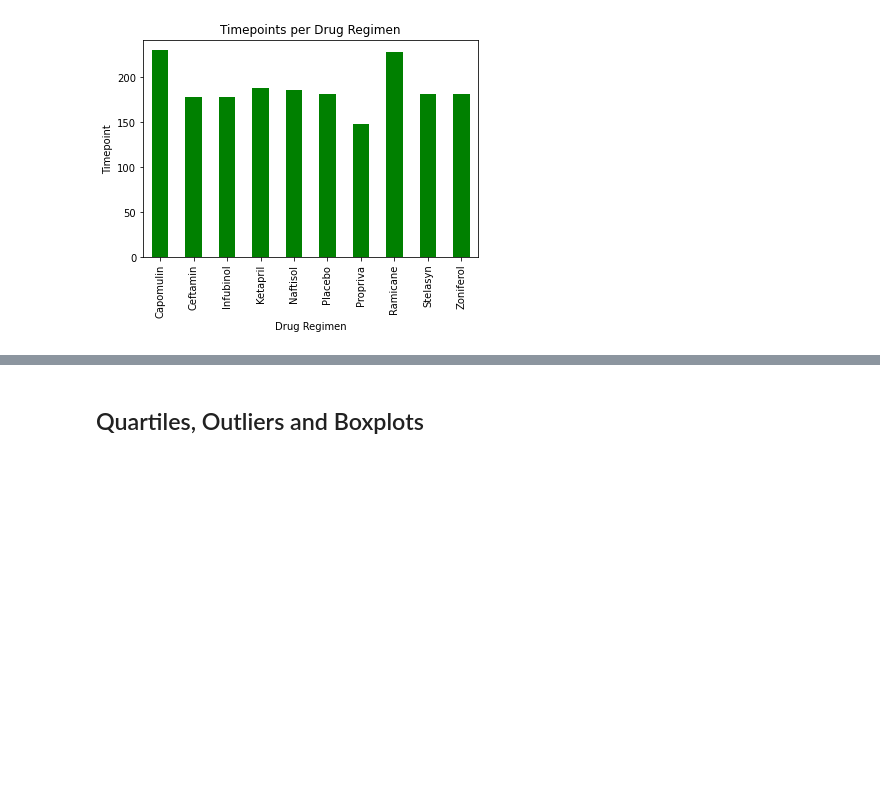
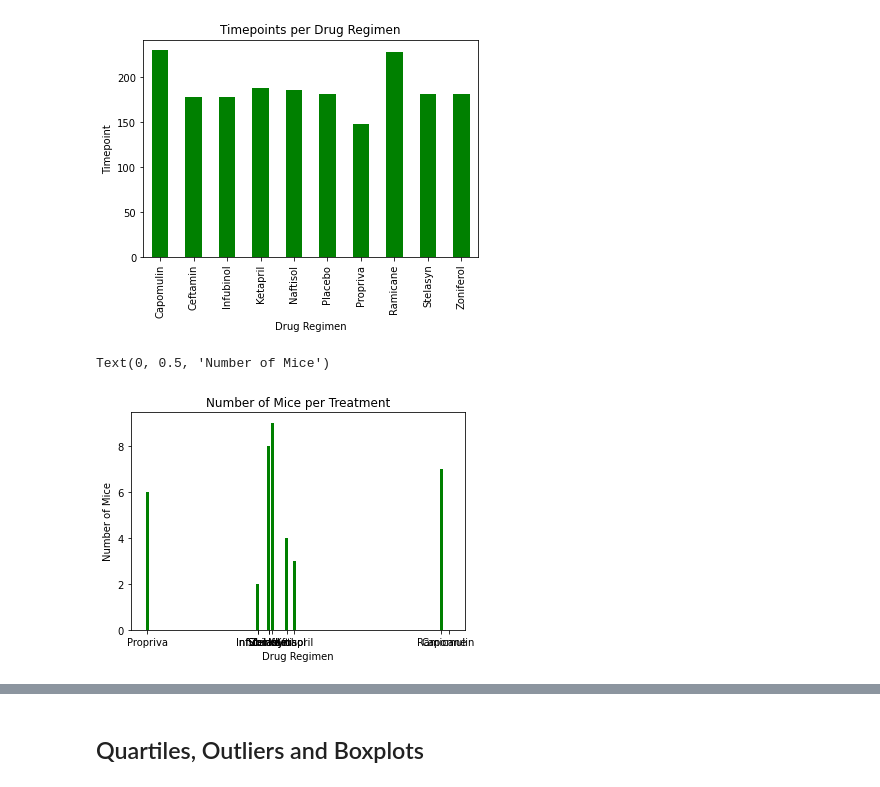
Before and after one commit to kealvarez/matplotlib-challenge, a Jupyter notebook: Pymaceuticals/pymaceuticals_actual.ipynb, the cells around one changed output, grey strips where cells are left out. Saved outputs shown, nothing was run; the diff lists cells and outputs as text; code cells hidden in the pictures; blank space fills up the shorter version.

```diff
--- a/Pymaceuticals/pymaceuticals_actual.ipynb
+++ b/Pymaceuticals/pymaceuticals_actual.ipynb
@@ -193,5 +200,20 @@ pandas_plot
 # %%
 # Generate a bar plot showing the total number of timepoints for all mice tested for each drug regimen using pyplot.
 
-mice_list = (Combined_data.groupby(["Drug Regimen"])["Mouse ID"].count()).tolist()
+mice_list = (revised_mice_df.groupby(["Drug Regimen"])["Mouse ID"].count()).tolist()
 mice_list
+
+x_axis = np.arange(len(bar_revised_group))
+
+tick_label = ['Capomulin', 'Ceftamin', 'Infubinol', 'Ketapril', 'Naftisol', 'Placebo', 'Propriva', 'Ramicane', 'Stelasyn', 'Zoniferol']
+
+plt.bar(mice_list, x_axis, tick_label = tick_label,
+        width = 0.8, color = ['green'])
+
+
+plt.title("Number of Mice per Treatment")
+plt.xlabel("Drug Regimen")
+plt.ylabel("Number of Mice")
+# %% [output]
+Text(0, 0.5, 'Number of Mice')
+[figure, added]
```
Also changed, not shown: parts of 13 cells of this notebook.
